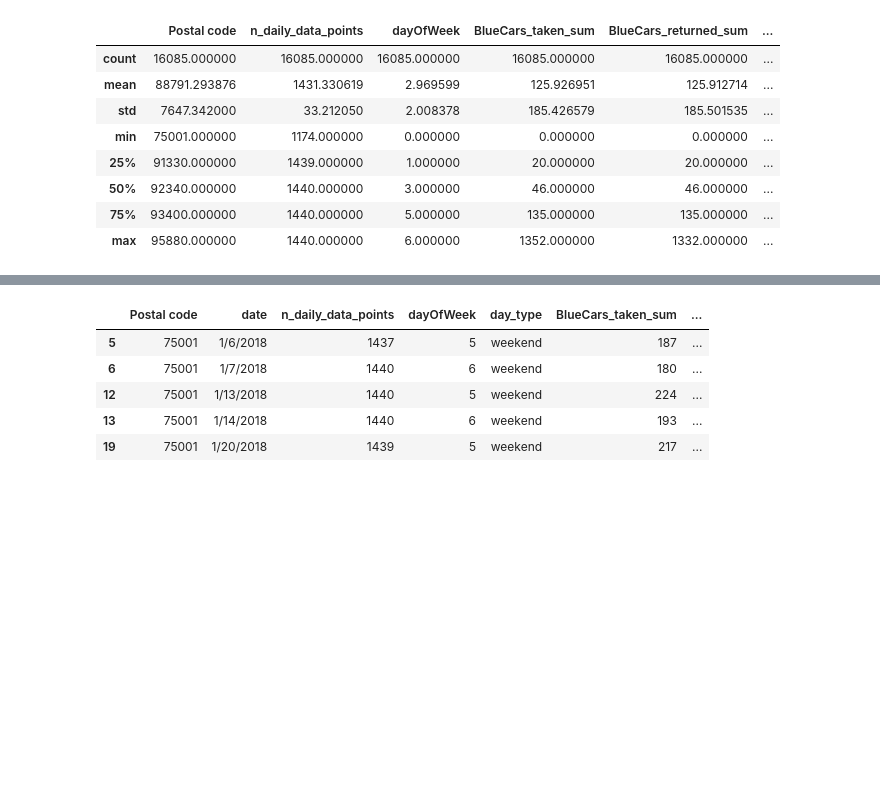
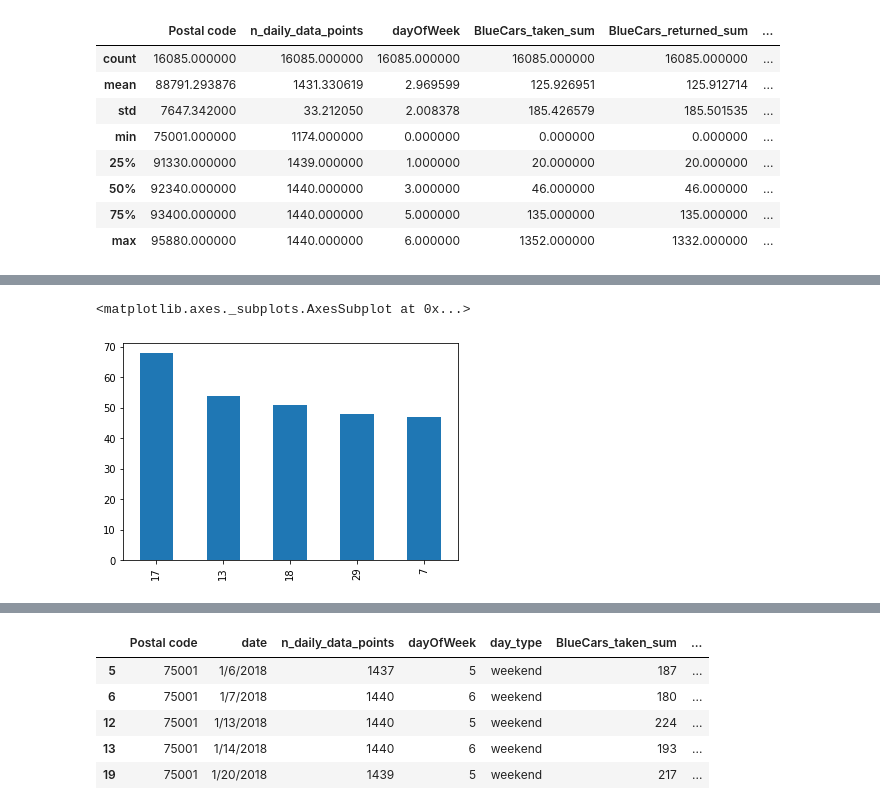
Before and after one commit to felicitymueni/Felicity-musau-Independent-project, a Jupyter notebook: HYPOTHESIS_TESTING_REVISIT.ipynb, the cells around one changed output, grey strips where cells are left out. Drawn from its saved outputs; the diff is of its cells as text; code cells hidden in the pictures; blank space fills up the shorter version.

```diff
--- a/HYPOTHESIS_TESTING_REVISIT.ipynb
+++ b/HYPOTHESIS_TESTING_REVISIT.ipynb
@@ -74,0 +269,5 @@ sns.pairplot(df, vars = col_names, hue='day_type')
+# %%
+df2['bluecars_returned_sum'].value_counts().head().plot.bar()
+# %% [output]
+<matplotlib.axes._subplots.AxesSubplot at 0x...>
+[figure, added]
```
Also changed, not shown: parts of 34 cells of this notebook.
